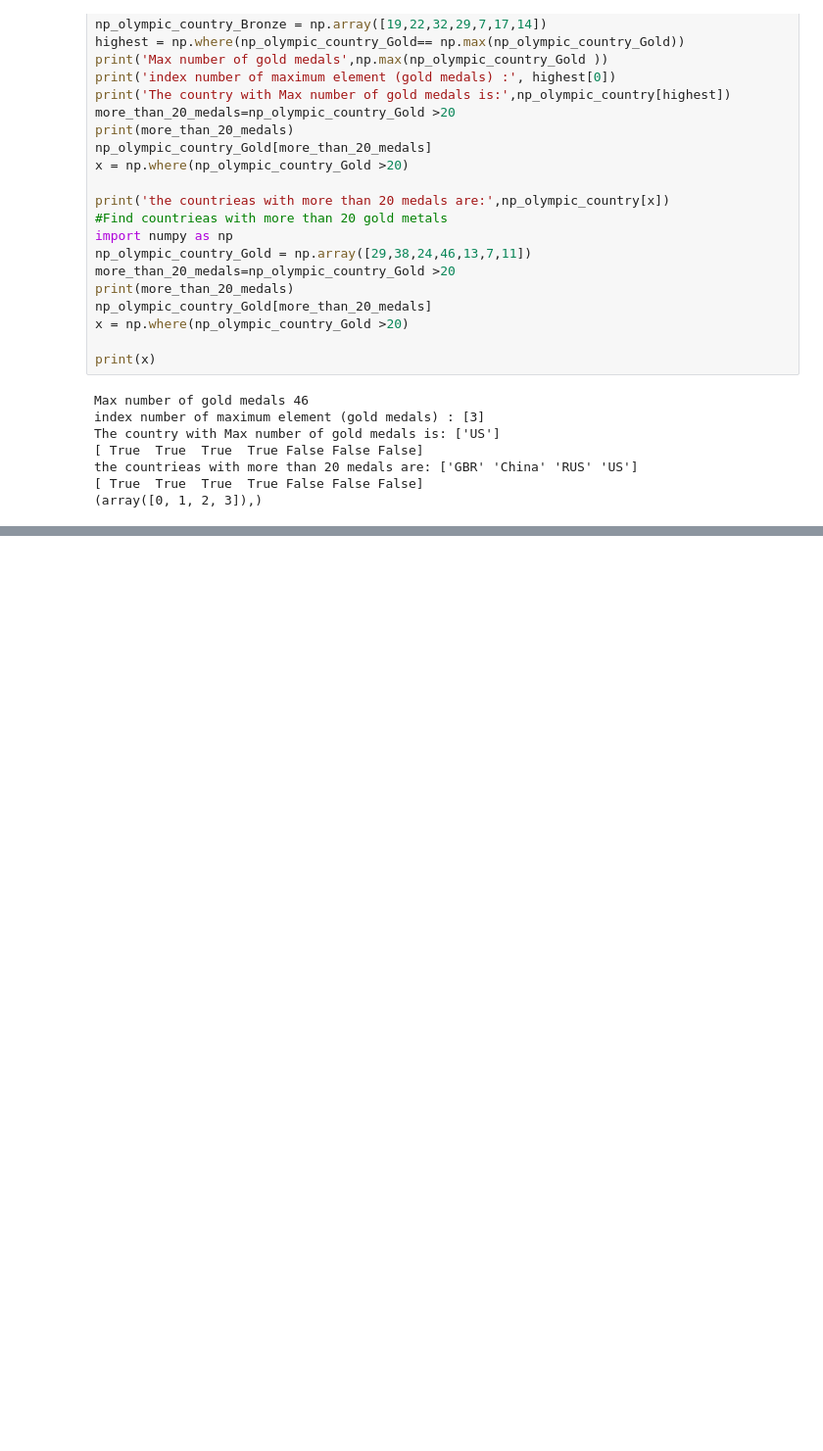
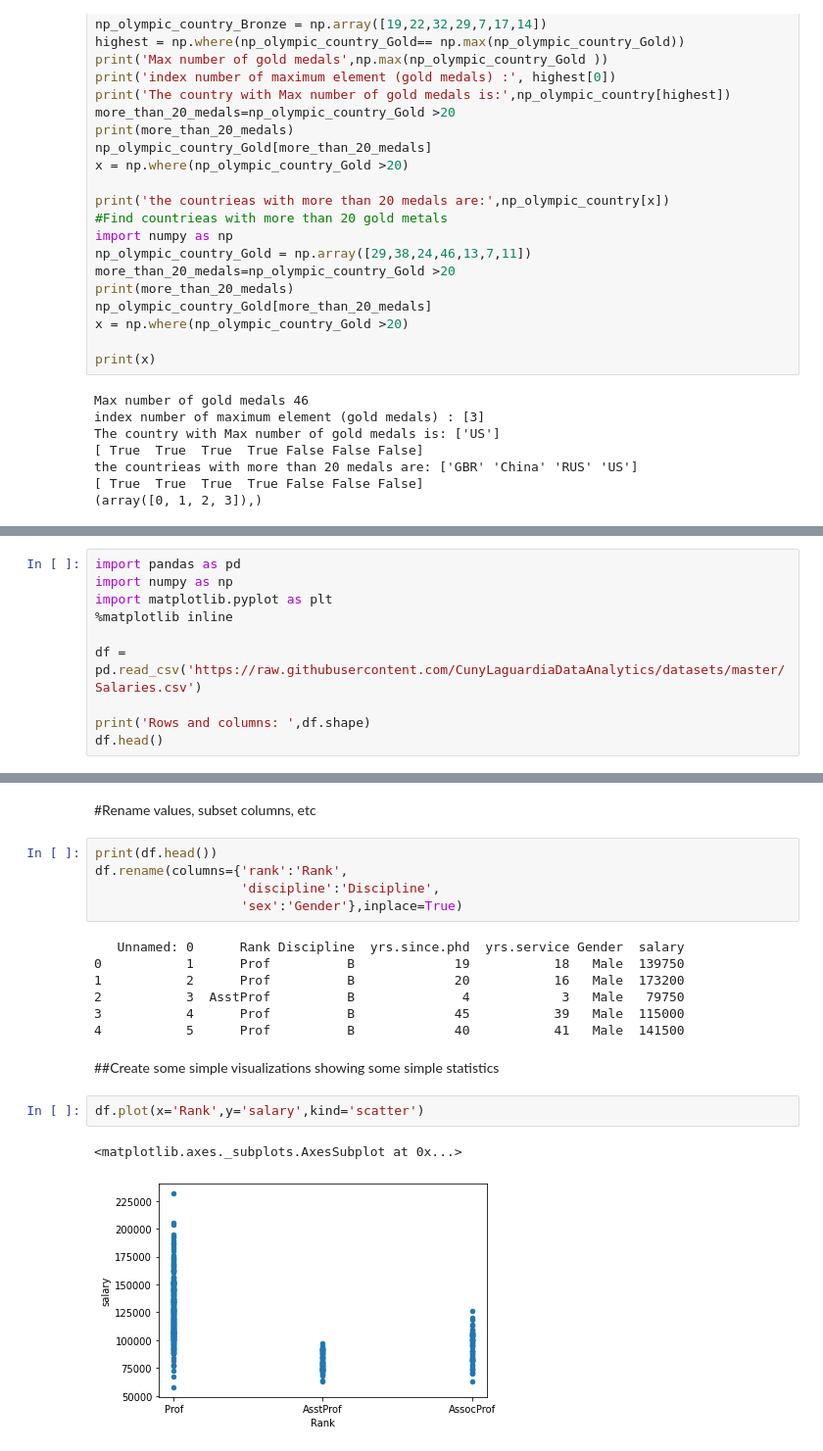
Before and after one commit to hristinalapanova/data_analytics_2, a Jupyter notebook: HWDataAnalytics.ipynb, the cells around one changed output, grey strips where cells are left out. Shown: that part at 98% size. Cells and saved outputs as stored; diff of their text form; blank space fills up the shorter version.

```diff
--- a/HWDataAnalytics.ipynb
+++ b/HWDataAnalytics.ipynb
@@ -294,0 +297,10 @@ the countrieas with more than 20 medals are: ['GBR' 'China' 'RUS' 'US']
+# %%
+import pandas as pd
+import numpy as np
+import matplotlib.pyplot as plt
+%matplotlib inline
+
+df = pd.read_csv('https://raw.githubusercontent.com/CunyLaguardiaDataAnalytics/datasets/master/Salaries.csv')
+
+print('Rows and columns: ',df.shape)
+df.head()
@@ -294,0 +477,21 @@ the countrieas with more than 20 medals are: ['GBR' 'China' 'RUS' 'US']
+# %% [markdown]
+#Rename values, subset columns, etc
+# %%
+print(df.head())
+df.rename(columns={'rank':'Rank',
+                   'discipline':'Discipline',
+                   'sex':'Gender'},inplace=True)
+# %% [output]
+   Unnamed: 0      Rank Discipline  yrs.since.phd  yrs.service Gender  salary
+0           1      Prof          B             19           18   Male  139750
+1           2      Prof          B             20           16   Male  173200
+2           3  AsstProf          B              4            3   Male   79750
+3           4      Prof          B             45           39   Male  115000
+4           5      Prof          B             40           41   Male  141500
+# %% [markdown]
+##Create some simple visualizations showing some simple statistics
+# %%
+df.plot(x='Rank',y='salary',kind='scatter')
+# %% [output]
+<matplotlib.axes._subplots.AxesSubplot at 0x...>
+[figure, added]
```
Also changed, not shown: parts of 19 cells of this notebook.
